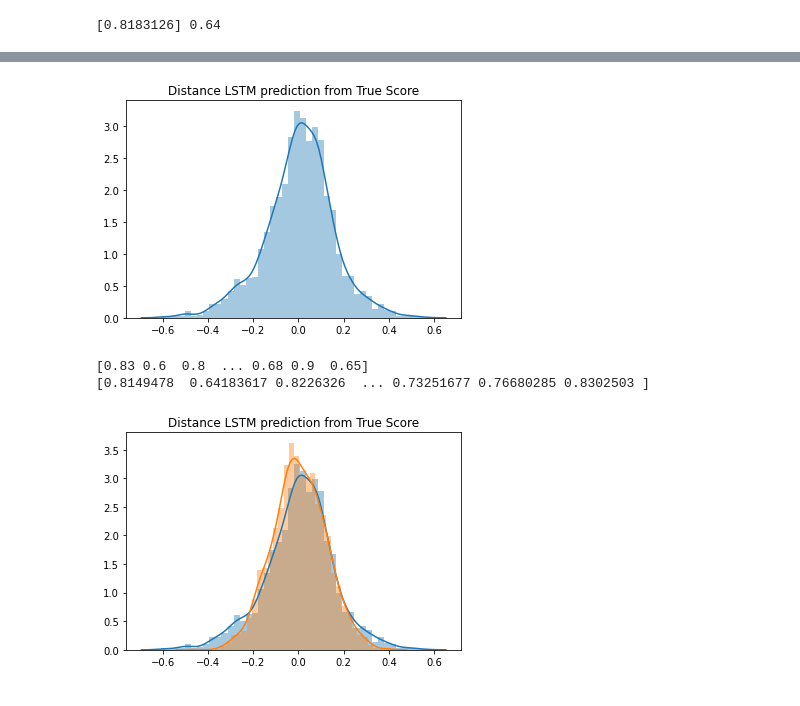
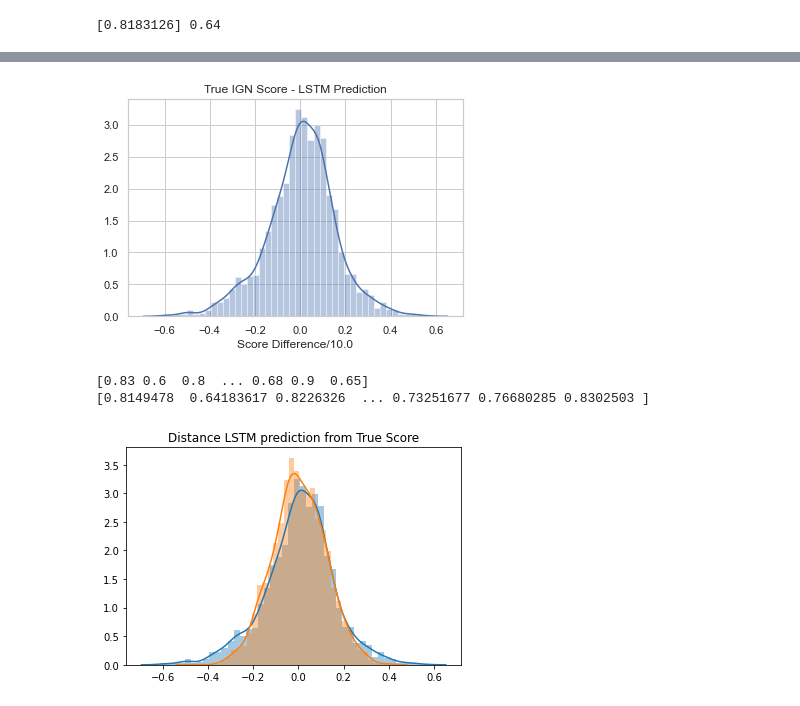
Before and after one commit to terrenceedmonds/ign_analysis, a Jupyter notebook: LSTM_regression_exploration.ipynb, the cells around one changed output, grey strips where cells are left out. Drawn from its saved outputs; the diff is of its cells as text; code cells hidden in the pictures.

```diff
--- a/LSTM_regression_exploration.ipynb
+++ b/LSTM_regression_exploration.ipynb
@@ -21,6 +21,8 @@ from tensorflow import keras
 import spacy
 import nltk
 import en_core_web_md
+
+sns.set(style='whitegrid')
 # %% [output]
 Using TensorFlow backend.
 # %%
@@ -328,14 +330,14 @@ plt.show()
 # %%
 distance_from_score = target_validation - test_predictions[:,0]
-sns.distplot(distance_from_score)
-plt.title('Distance LSTM prediction from True Score')
-plt.savefig(photo_dir+'lstm_true_score_distance_13_1.jpg', dpi=200)
+sns.distplot(distance_from_score, axlabel='Score Difference/10.0')
+plt.title('True IGN Score - LSTM Prediction')
+# plt.savefig(photo_dir+'lstm_true_score_distance_13_1.jpg', dpi=200)
 plt.show()
 
 print(target_validation)
 print(test_predictions[:,0])
 # %% [output]
-[figure, old version]
+[figure, new version]
 [0.83 0.6  0.8  ... 0.68 0.9  0.65]
 [0.8149478  0.64183617 0.8226326  ... 0.73251677 0.76680285 0.8302503 ]
 # %%
```
Also changed, not shown: parts of 1 cell of this notebook, 3 other files.
